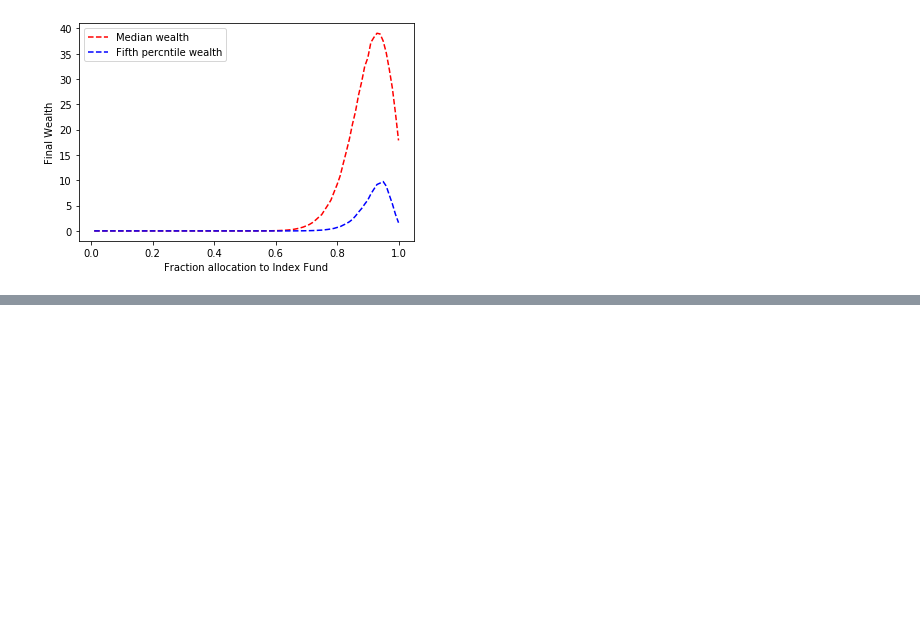
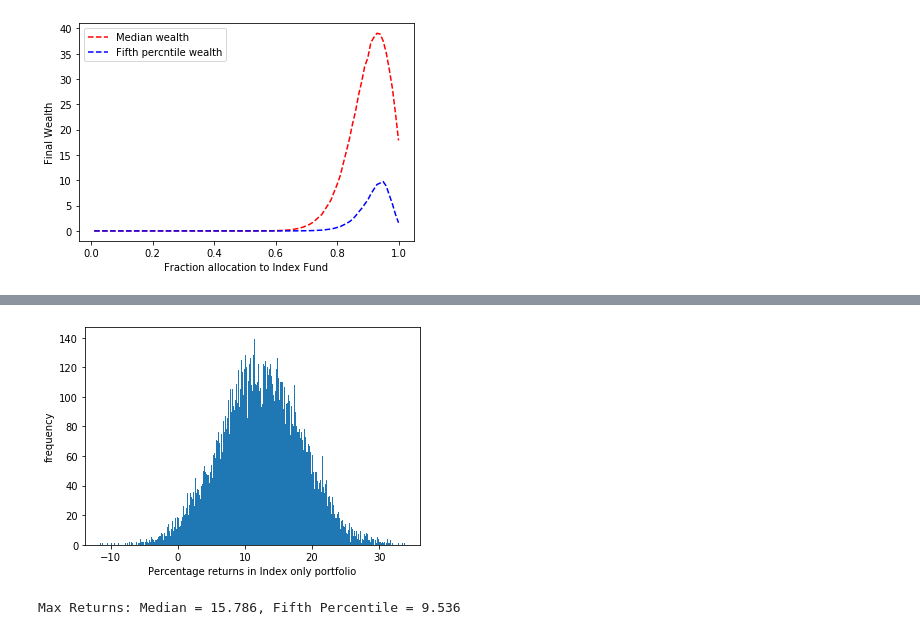
Before and after one commit to hprithvi/nifty_misbehaviour, a Jupyter notebook: Safe Haven Bets.ipynb, the cells around one changed output, grey strips where cells are left out. Drawn from its saved outputs; the diff is of its cells as text; code cells hidden in the pictures; blank space fills up the shorter version.

```diff
--- a/Safe Haven Bets.ipynb
+++ b/Safe Haven Bets.ipynb
@@ -276,0 +318,21 @@ plt.legend([ 'Median wealth', 'Fifth percntile wealth'],loc = 'upper left')
+# %%
+#List of returns of Index only geometric walk:
+def ReturnFromWealth(wealth, horizon):
+    return (wealth**(1/horizon)-1)*100
+# %%
+index_only_returns_list = []
+investment_horizon = 25
+for i in index_only_wealth:
+    index_only_returns_list.append(ReturnFromWealth(i, investment_horizon))
+# %%
+#Comparing with Geometric Random Walk
+plt.hist(index_only_returns_list, bins= 500)
+plt.xlabel('Percentage returns in Index only portfolio')
+plt.ylabel('frequency')
+plt.show()
+# %% [output]
+[figure, added]
+# %%
+print("Max Returns: Median = {:.3f}, Fifth Percentile = {:.3f}".format(max(insur_index_percent_median_returns), max(insur_index_percent_fifth_returns)))
+# %% [output]
+Max Returns: Median = 15.786, Fifth Percentile = 9.536
```
Also changed, not shown: parts of 8 cells of this notebook.
